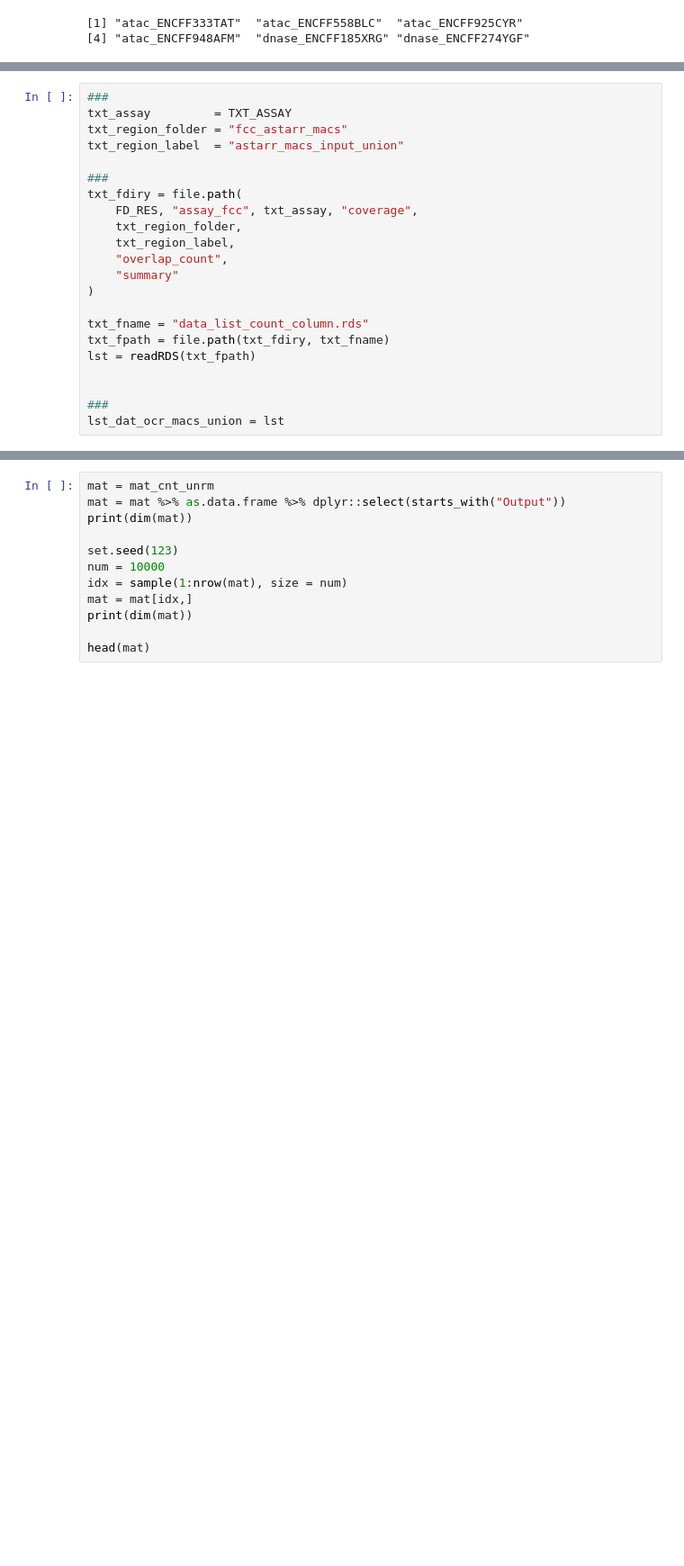
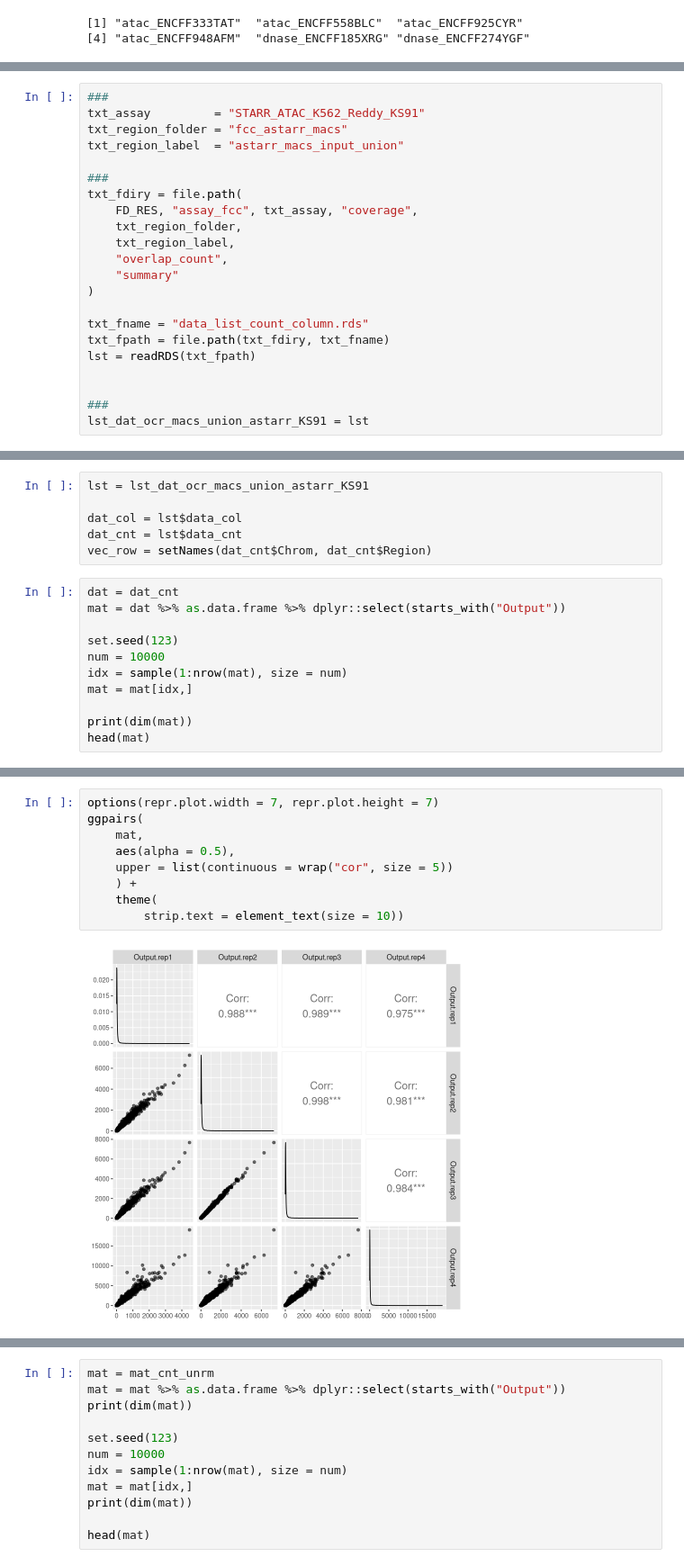
Before and after one commit to ReddyLab/Proj_ENCODE_FCC, a Jupyter notebook: notebooks/32_region_coverage/411_region_cov_explore_astarr_KS91_R.ipynb, the cells around one changed output, grey strips where cells are left out. Shown at 90% size. Drawn from its saved outputs; the diff is of its cells as text; blank space fills up the shorter version.

Commit message:
add LMPRA plots to the document

```diff
--- a/notebooks/32_region_coverage/411_region_cov_explore_astarr_KS91_R.ipynb
+++ b/notebooks/32_region_coverage/411_region_cov_explore_astarr_KS91_R.ipynb
@@ -69,6 +48,6 @@ lst_dat_ocr_atac_ENCFF333TAT = lst
 # %%
 ###
-txt_assay         = TXT_ASSAY
+txt_assay         = "STARR_ATAC_K562_Reddy_KS91"
 txt_region_folder = "fcc_astarr_macs"
 txt_region_label  = "astarr_macs_input_union"
 
@@ -87,4 +66,4 @@ lst = readRDS(txt_fpath)
 
 
 ###
-lst_dat_ocr_macs_union = lst
+lst_dat_ocr_macs_union_astarr_KS91 = lst
@@ -90,0 +92,17 @@ lst_dat_ocr_macs_union = lst
+# %%
+lst = lst_dat_ocr_macs_union_astarr_KS91
+
+dat_col = lst$data_col
+dat_cnt = lst$data_cnt
+vec_row = setNames(dat_cnt$Chrom, dat_cnt$Region)
+# %%
+dat = dat_cnt
+mat = dat %>% as.data.frame %>% dplyr::select(starts_with("Output"))
+
+set.seed(123)
+num = 10000
+idx = sample(1:nrow(mat), size = num)
+mat = mat[idx,]
+
+print(dim(mat))
+head(mat)
@@ -90,0 +120,11 @@ lst_dat_ocr_macs_union = lst
+# %%
+options(repr.plot.width = 7, repr.plot.height = 7)
+ggpairs(
+    mat,
+    aes(alpha = 0.5),
+    upper = list(continuous = wrap("cor", size = 5))
+    ) +
+    theme(
+        strip.text = element_text(size = 10))
+# %% [output]
+[figure, added]
```
Also changed, not shown: parts of 9 cells of this notebook, 18 other files.
